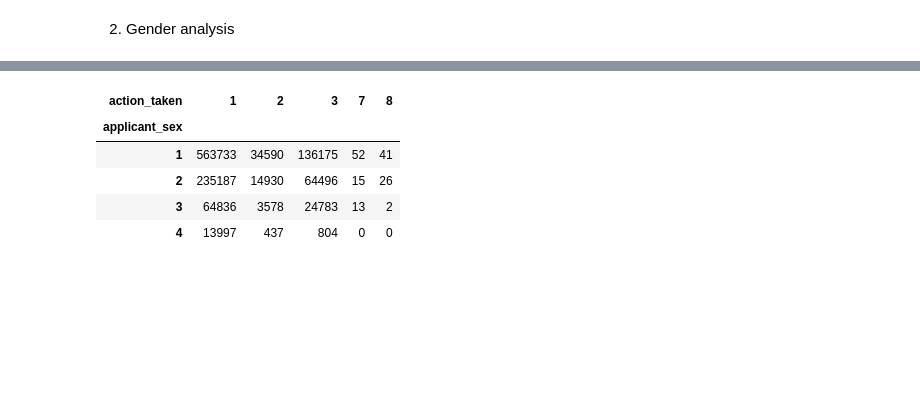
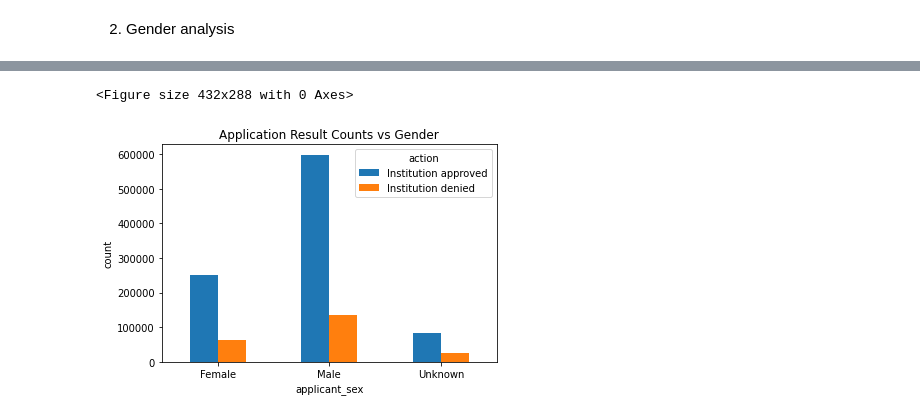
Before and after one commit to YihengYe/ECE143-HMDA_Mortagage_Analysis_and_Prediction, a Jupyter notebook: notebooks/Raw_EDA_2.ipynb, the cells around one changed output, grey strips where cells are left out. Drawn from its saved outputs; the diff is of its cells as text; code cells hidden in the pictures; blank space fills up the shorter version.

```diff
--- a/notebooks/Raw_EDA_2.ipynb
+++ b/notebooks/Raw_EDA_2.ipynb
@@ -73,12 +73,17 @@ plt.savefig(image_path+'Total_applicant_gender.png', bbox_inches='tight')
 actionM=code_map['action_taken']
 # %%
 Sex_result=skimmed_df[['applicant_sex','action_taken']]
-Sex_result.pivot_table(index='applicant_sex', columns='action_taken',aggfunc='size',fill_value=0)
+RecodeAction={1:"Institution approved",2:"Institution approved", 3:'Institution denied', 7:'Institution denied',8:'Institution approved'}
+Sex_result_b=pd.DataFrame()
+Sex_result_b['action']= Sex_result['action_taken'].replace(RecodeAction)
+Sex_result_b['applicant_sex']=Sex_result['applicant_sex'].replace(genderMap)
+Sex_result_a1=Sex_result_b.pivot_table(index='applicant_sex', columns='action',aggfunc='size',fill_value=0)
+plt.figure()
+Sex_result_a1.plot.bar(title='Application Result Counts vs Gender')
+plt.ylabel('count')
+plt.xticks(rotation=360)
+plt.savefig(image_path+'Application_result_count_gender.png', bbox_inches='tight')
 # %% [output]
-| action_taken | 1 | 2 | 3 | 7 | 8 |
-| applicant_sex |  |  |  |  |  |
-| 1 | 563733 | 34590 | 136175 | 52 | 41 |
-| 2 | 235187 | 14930 | 64496 | 15 | 26 |
-| 3 | 64836 | 3578 | 24783 | 13 | 2 |
-| 4 | 13997 | 437 | 804 | 0 | 0 |
+<Figure size 432x288 with 0 Axes>
+[figure, added]
 # %%
```
Also changed, not shown: parts of 3 cells of this notebook, 4 other files.
